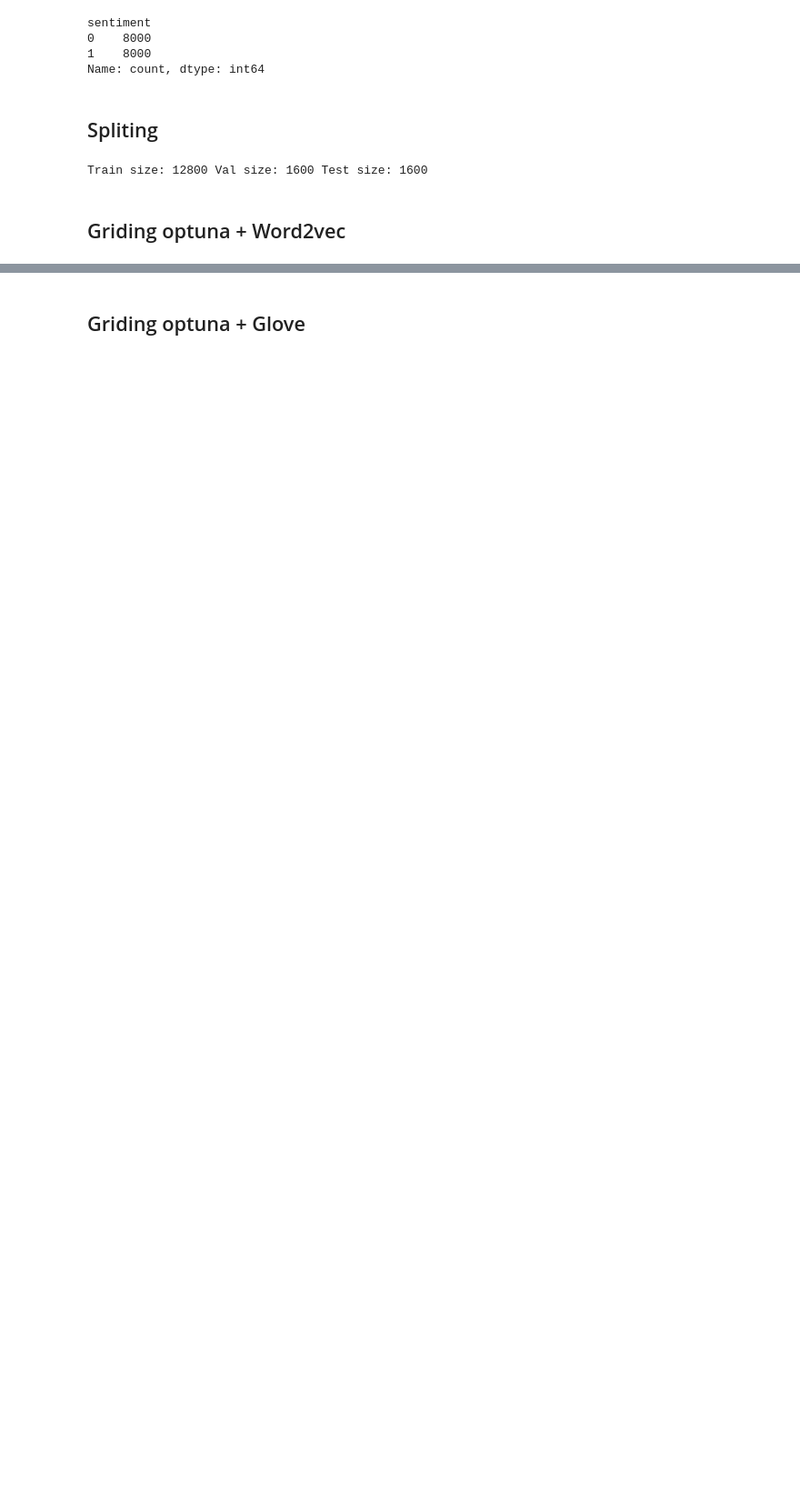
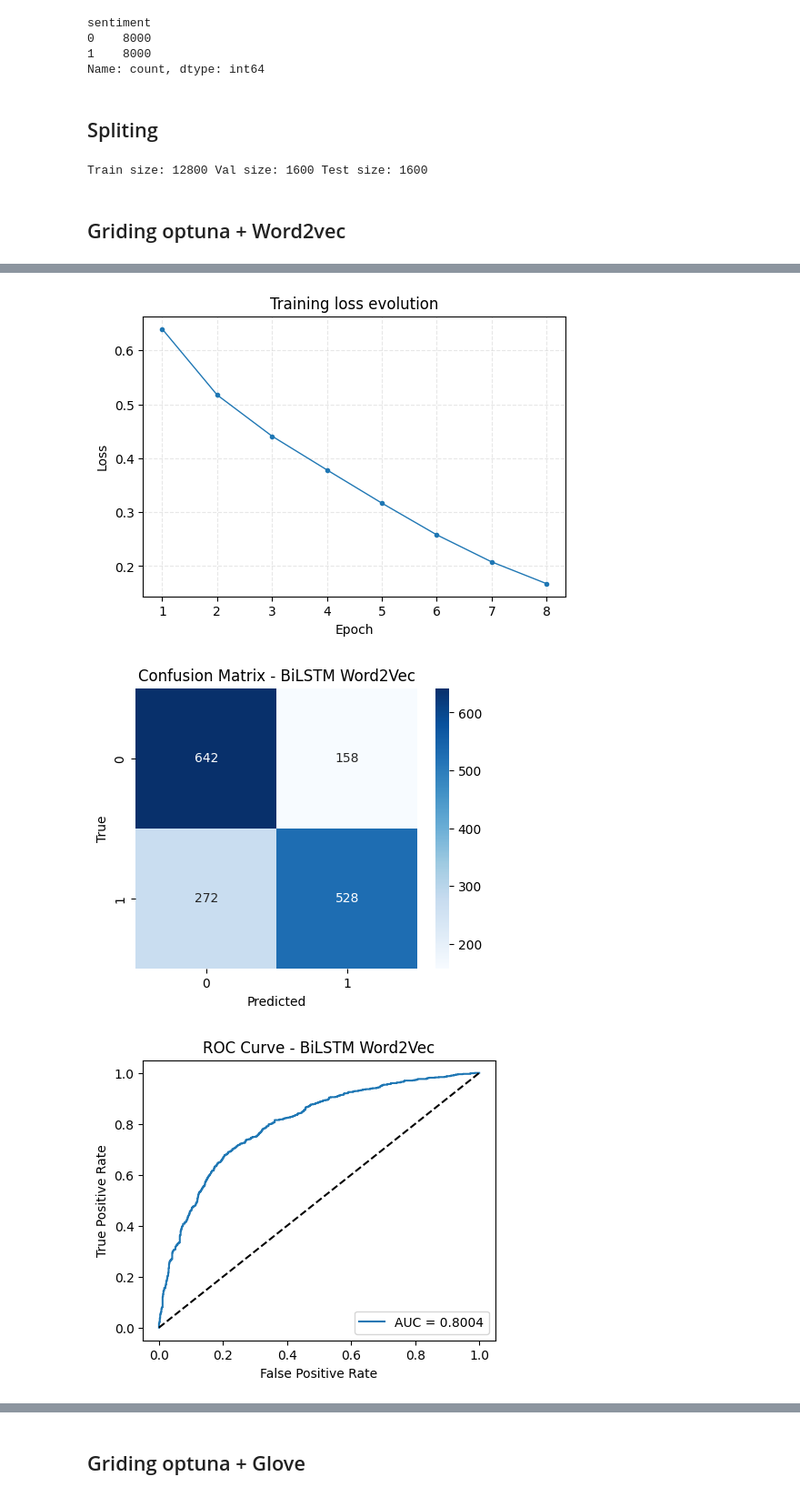
Before and after one commit to KamelBenstaali/OpenClassroomP7, a Jupyter notebook: Mes_notebooks/Model_2_advanced/notebook_02.ipynb, the cells around one changed output, grey strips where cells are left out. Shown: that part at 91% size. Drawn from its saved outputs; the diff is of its cells as text; code cells hidden in the pictures; blank space fills up the shorter version.

Commit message:
Centralisation stockage de l'approche 2 + tests sur tweets

```diff
--- a/Mes_notebooks/Model_2_advanced/notebook_02.ipynb
+++ b/Mes_notebooks/Model_2_advanced/notebook_02.ipynb
@@ -412,20 +546,20 @@ with mlflow.start_run(run_name="optuna_bilstm_w2v_parent"):
     X_train_full = X_train + X_val
     y_train_full = np.concatenate([y_train, y_val])
 
-    tok_full = build_tokenizer(X_train_full, vocab_size=VOCAB_SIZE, oov_token="<OOV>")
+    tok_full_w2v = build_tokenizer(X_train_full, vocab_size=VOCAB_SIZE, oov_token="<OOV>")
 
-    X_train_full_pad, _ = preprocess_train(X_train_full, tokenizer=tok_full, max_len=MAX_LEN)
-    X_test_pad,       _ = preprocess_test(X_test, tokenizer=tok_full, max_len=MAX_LEN)
+    X_train_full_pad, _ = preprocess_train(X_train_full, tokenizer=tok_full_w2v, max_len=MAX_LEN)
+    X_test_pad,       _ = preprocess_test(X_test, tokenizer=tok_full_w2v, max_len=MAX_LEN)
 
-    model_best = build_model_with_params(best_params, tokenizer=tok_full, w2v=w2v_global)
+    model_best_w2v = build_model_with_params(best_params, tokenizer=tok_full_w2v, w2v=w2v_global)
 
     cb = ValMetricsCallback(X_val=X_test_pad, y_val=y_test)
 
     train_full_ds = tf.data.Dataset.from_tensor_slices((X_train_full_pad, y_train_full)).shuffle(10000).batch(best_params["batch_size"])
 
-    model_best.fit(train_full_ds, epochs=best_params["epochs"], callbacks=[cb], verbose=0)
+    history_w2v = model_best_w2v.fit(train_full_ds, epochs=best_params["epochs"], callbacks=[cb], verbose=0)
 
-    y_test_pred_prob = model_best.predict(X_test_pad).ravel()
+    y_test_pred_prob = model_best_w2v.predict(X_test_pad).ravel()
     y_test_pred = (y_test_pred_prob >= 0.5).astype("int32")
 
     test_acc = accuracy_score(y_test, y_test_pred)
@@ -479,8 +613,38 @@ with mlflow.start_run(run_name="optuna_bilstm_w2v_parent"):
     # ---- Log Model Artifact ----
     input_example = X_test_pad[:1]
     mlflow.tensorflow.log_model(
-        model=model_best,
+        model=model_best_w2v,
         artifact_path="best_model_bilstm_w2v",
         input_example=input_example,
     )
+
+        # ---- Local artifacts (figures + model package) ----
+    loss_fig, loss_df = create_training_loss_figure(history_w2v.history.get("loss", []))
+    if loss_fig is not None:
+        log_and_display_figure(loss_fig, "training_loss.png", artifact_dir=EVALUATION_ARTIFACT_SUBDIR_W2V)
+        if loss_df is not None and not loss_df.empty:
+            local_eval_dir = LOCAL_ARTIFACTS_DIR / EVALUATION_ARTIFACT_SUBDIR_W2V
+            local_eval_dir.mkdir(parents=True, exist_ok=True)
+            loss_df.to_csv(local_eval_dir / "training_loss.csv", index=False)
+            mlflow.log_artifact(str(local_eval_dir / "training_loss.csv"), artifact_path=EVALUATION_ARTIFACT_SUBDIR_W2V)
+            for _, row in loss_df.iterrows():
+                mlflow.log_metric("training_loss_progress_w2v", row["loss"], step=int(row["epoch"]))
+
+    fig_cm_local = create_confusion_matrix_figure(y_test, y_test_pred, title="Confusion Matrix - BiLSTM Word2Vec")
+    log_and_display_figure(fig_cm_local, "confusion_matrix.png", artifact_dir=EVALUATION_ARTIFACT_SUBDIR_W2V)
+
+    fig_roc_local, auc_local = create_roc_curve_figure(y_test, y_test_pred_prob, title="ROC Curve - BiLSTM Word2Vec")
+    log_and_display_figure(fig_roc_local, "roc_curve.png", artifact_dir=EVALUATION_ARTIFACT_SUBDIR_W2V)
+
+    inference_texts_w2v = ["I love how friendly this app is!"]
+    inference_tokens_w2v, _ = preprocess_test(inference_texts_w2v, tok_full_w2v, MAX_LEN)
+    save_and_log_model_artifacts(
+        model_best_w2v,
+        tok_full_w2v,
+        MODEL_ARTIFACT_DIR_W2V,
+        embedding_info={"type": "word2vec", "path": W2V_PATH, "dim": EMBED_DIM_W2V, "trainable": best_params.get("trainable_embedding")},
+        input_example_tokens=inference_tokens_w2v,
+        input_example_texts=inference_texts_w2v,
+        artifact_path="model_package_bilstm_w2v",
+    )
 # %% [output]
@@ -497,0 +665,3 @@ Best params: {'lstm_units': 192, 'dense_units': 32, 'dropout_rate': 0.3758994544
+[figure, added]
+[figure, added]
+[figure, added]
```
Also changed, not shown: parts of 8 cells of this notebook, 1 other file.
